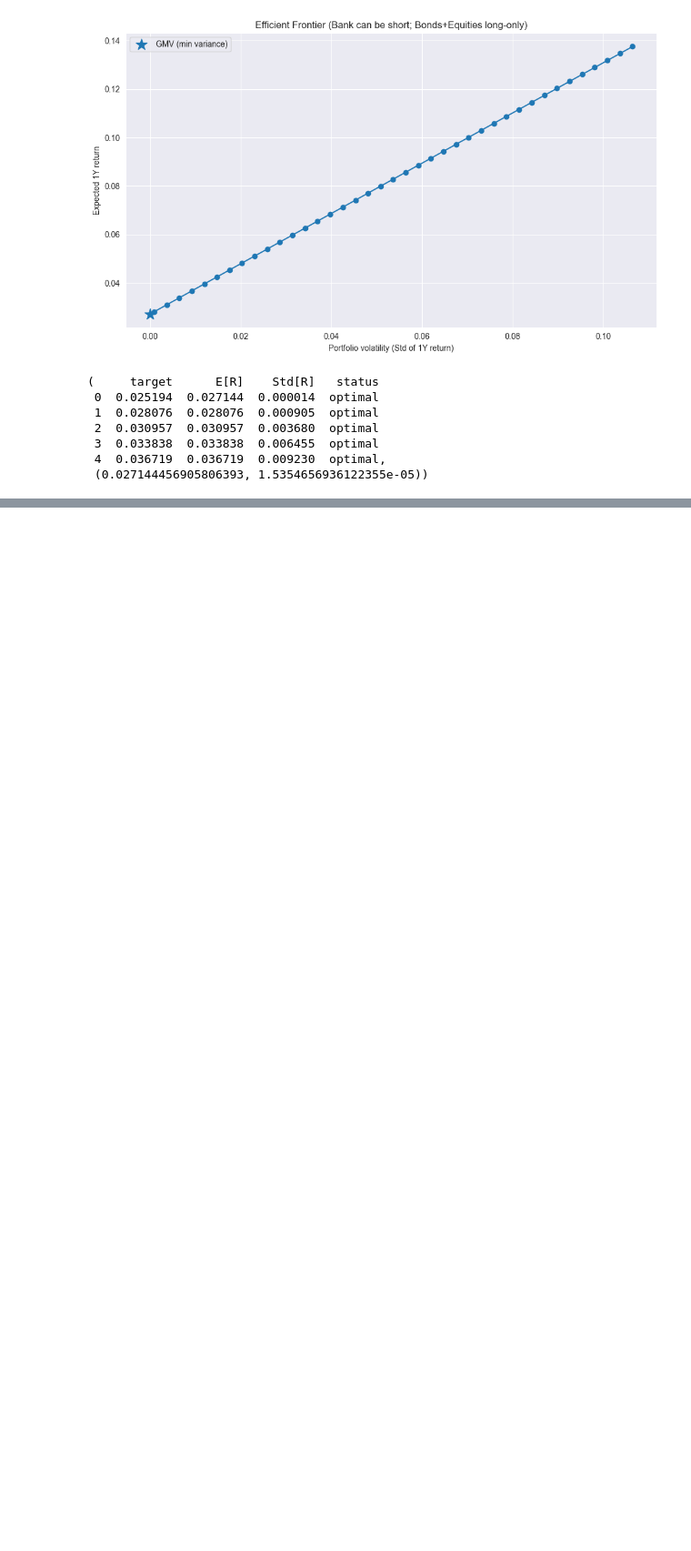
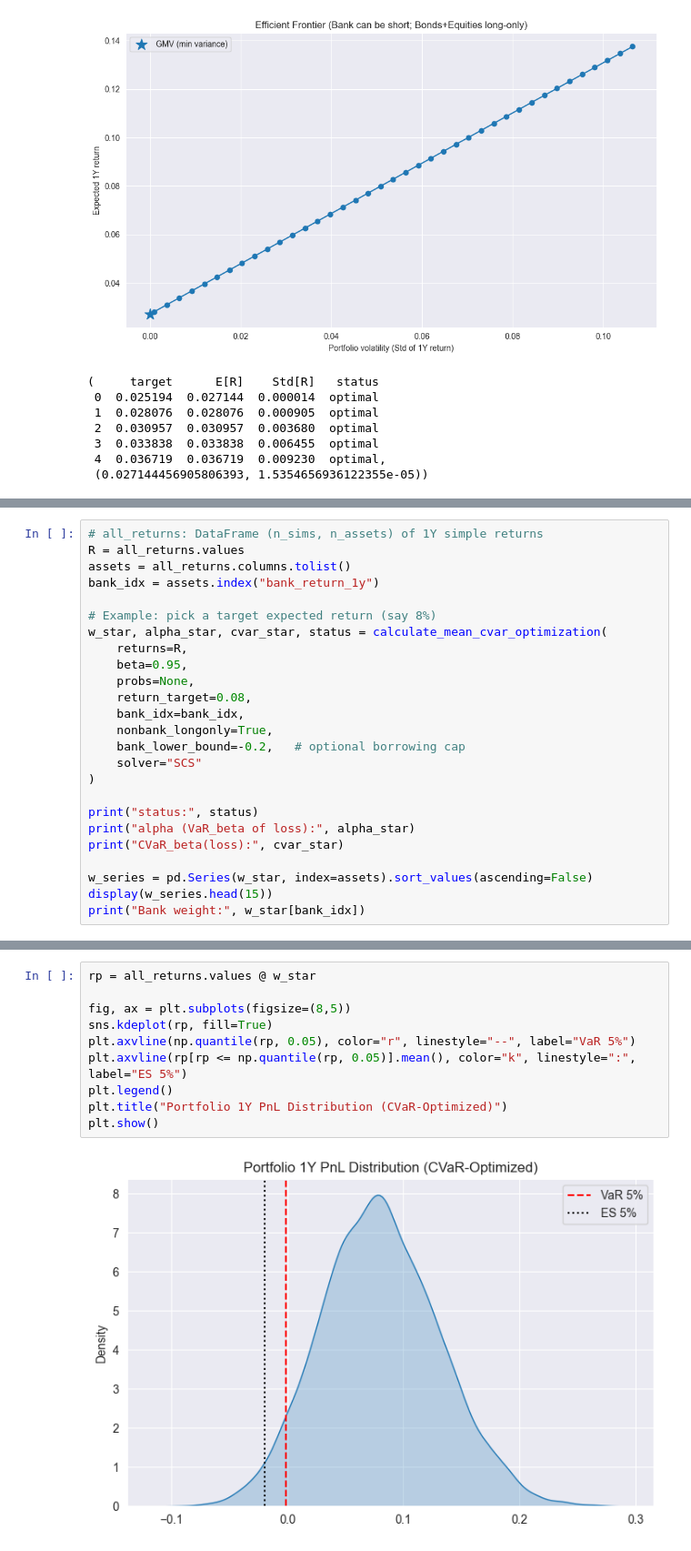
Before and after one commit to Madsnhr/FinEcon, a Jupyter notebook: Exam 2025/codeing/Solution.ipynb, the cells around one changed output, grey strips where cells are left out. Shown at 91% size. Drawn from its saved outputs; the diff is of its cells as text; blank space fills up the shorter version.

```diff
--- a/Exam 2025/codeing/Solution.ipynb
+++ b/Exam 2025/codeing/Solution.ipynb
@@ -1679,0 +1991,25 @@ frontier_opt.head(), (gmv_mu, gmv_vol)
+# %%
+# all_returns: DataFrame (n_sims, n_assets) of 1Y simple returns
+R = all_returns.values
+assets = all_returns.columns.tolist()
+bank_idx = assets.index("bank_return_1y")
+
+# Example: pick a target expected return (say 8%)
+w_star, alpha_star, cvar_star, status = calculate_mean_cvar_optimization(
+    returns=R,
+    beta=0.95,
+    probs=None,
+    return_target=0.08,
+    bank_idx=bank_idx,
+    nonbank_longonly=True,
+    bank_lower_bound=-0.2,   # optional borrowing cap
+    solver="SCS"
+)
+
+print("status:", status)
+print("alpha (VaR_beta of loss):", alpha_star)
+print("CVaR_beta(loss):", cvar_star)
+
+w_series = pd.Series(w_star, index=assets).sort_values(ascending=False)
+display(w_series.head(15))
+print("Bank weight:", w_star[bank_idx])
@@ -1679,0 +2037,12 @@ frontier_opt.head(), (gmv_mu, gmv_vol)
+# %%
+rp = all_returns.values @ w_star
+
+fig, ax = plt.subplots(figsize=(8,5))
+sns.kdeplot(rp, fill=True)
+plt.axvline(np.quantile(rp, 0.05), color="r", linestyle="--", label="VaR 5%")
+plt.axvline(rp[rp <= np.quantile(rp, 0.05)].mean(), color="k", linestyle=":", label="ES 5%")
+plt.legend()
+plt.title("Portfolio 1Y PnL Distribution (CVaR-Optimized)")
+plt.show()
+# %% [output]
+[figure, added]
```
Also changed, not shown: parts of 8 cells of this notebook.
